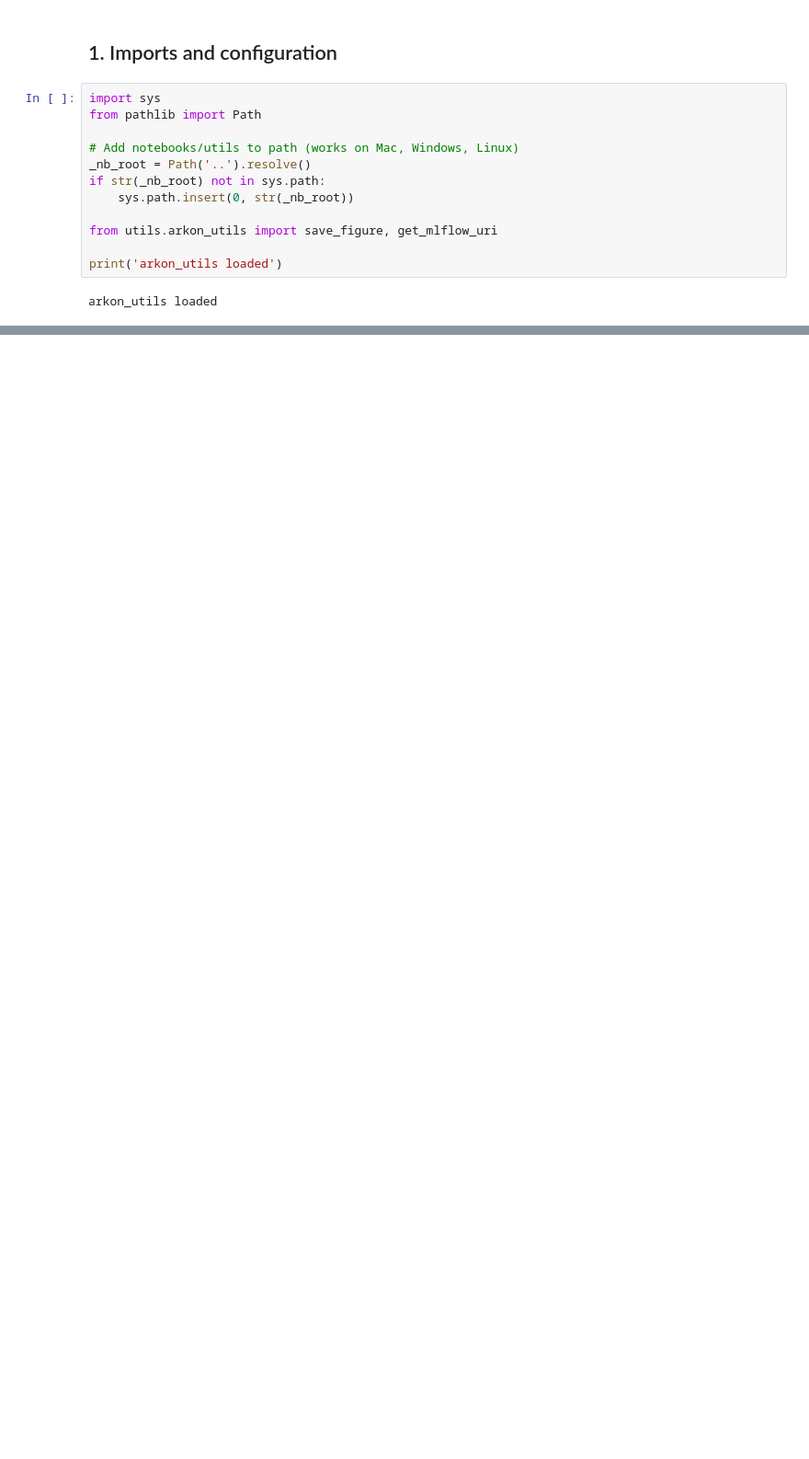
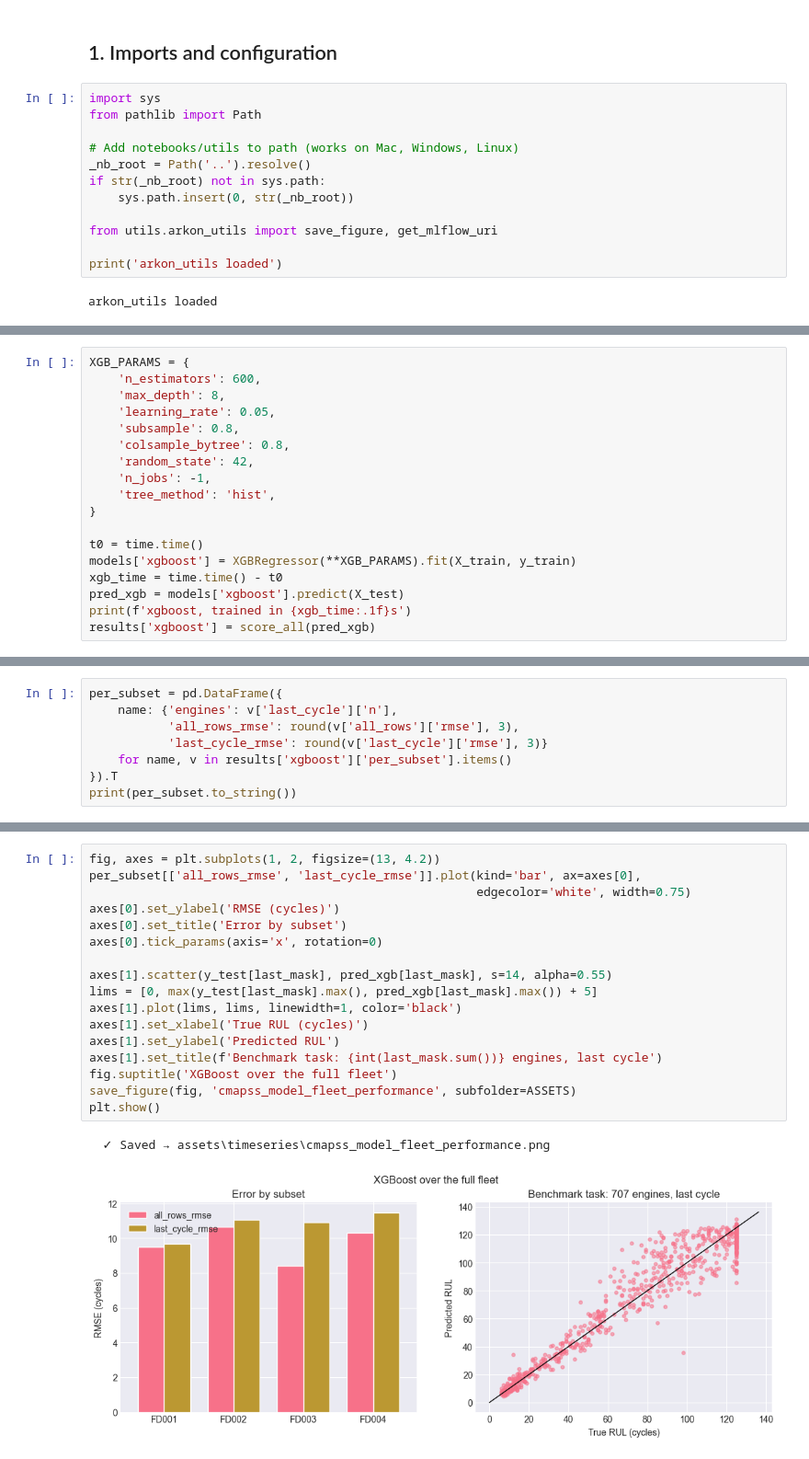
Before and after one commit to sergey-kasatov/arkon-manufacturing-ai, a Jupyter notebook: notebooks/01_timeseries/03_cmapss_modeling.ipynb, the cells around one changed output, grey strips where cells are left out. Shown at 92% size. Saved outputs shown, nothing was run; the diff lists cells and outputs as text; blank space fills up the shorter version.

```diff
--- a/notebooks/01_timeseries/03_cmapss_modeling.ipynb
+++ b/notebooks/01_timeseries/03_cmapss_modeling.ipynb
@@ -329,0 +196,18 @@ risk events, and the n8n Quality Steering Cell turns those into incidents.
+# %%
+XGB_PARAMS = {
+    'n_estimators': 600,
+    'max_depth': 8,
+    'learning_rate': 0.05,
+    'subsample': 0.8,
+    'colsample_bytree': 0.8,
+    'random_state': 42,
+    'n_jobs': -1,
+    'tree_method': 'hist',
+}
+
+t0 = time.time()
+models['xgboost'] = XGBRegressor(**XGB_PARAMS).fit(X_train, y_train)
+xgb_time = time.time() - t0
+pred_xgb = models['xgboost'].predict(X_test)
+print(f'xgboost, trained in {xgb_time:.1f}s')
+results['xgboost'] = score_all(pred_xgb)
@@ -329,0 +224,8 @@ risk events, and the n8n Quality Steering Cell turns those into incidents.
+# %%
+per_subset = pd.DataFrame({
+    name: {'engines': v['last_cycle']['n'],
+           'all_rows_rmse': round(v['all_rows']['rmse'], 3),
+           'last_cycle_rmse': round(v['last_cycle']['rmse'], 3)}
+    for name, v in results['xgboost']['per_subset'].items()
+}).T
+print(per_subset.to_string())
@@ -329,0 +238,20 @@ risk events, and the n8n Quality Steering Cell turns those into incidents.
+# %%
+fig, axes = plt.subplots(1, 2, figsize=(13, 4.2))
+per_subset[['all_rows_rmse', 'last_cycle_rmse']].plot(kind='bar', ax=axes[0],
+                                                      edgecolor='white', width=0.75)
+axes[0].set_ylabel('RMSE (cycles)')
+axes[0].set_title('Error by subset')
+axes[0].tick_params(axis='x', rotation=0)
+
+axes[1].scatter(y_test[last_mask], pred_xgb[last_mask], s=14, alpha=0.55)
+lims = [0, max(y_test[last_mask].max(), pred_xgb[last_mask].max()) + 5]
+axes[1].plot(lims, lims, linewidth=1, color='black')
+axes[1].set_xlabel('True RUL (cycles)')
+axes[1].set_ylabel('Predicted RUL')
+axes[1].set_title(f'Benchmark task: {int(last_mask.sum())} engines, last cycle')
+fig.suptitle('XGBoost over the full fleet')
+save_figure(fig, 'cmapss_model_fleet_performance', subfolder=ASSETS)
+plt.show()
+# %% [output]
+  ✓ Saved → assets\timeseries\cmapss_model_fleet_performance.png
+[figure, added]
```
Also changed, not shown: parts of 47 cells of this notebook, 2 other files.
